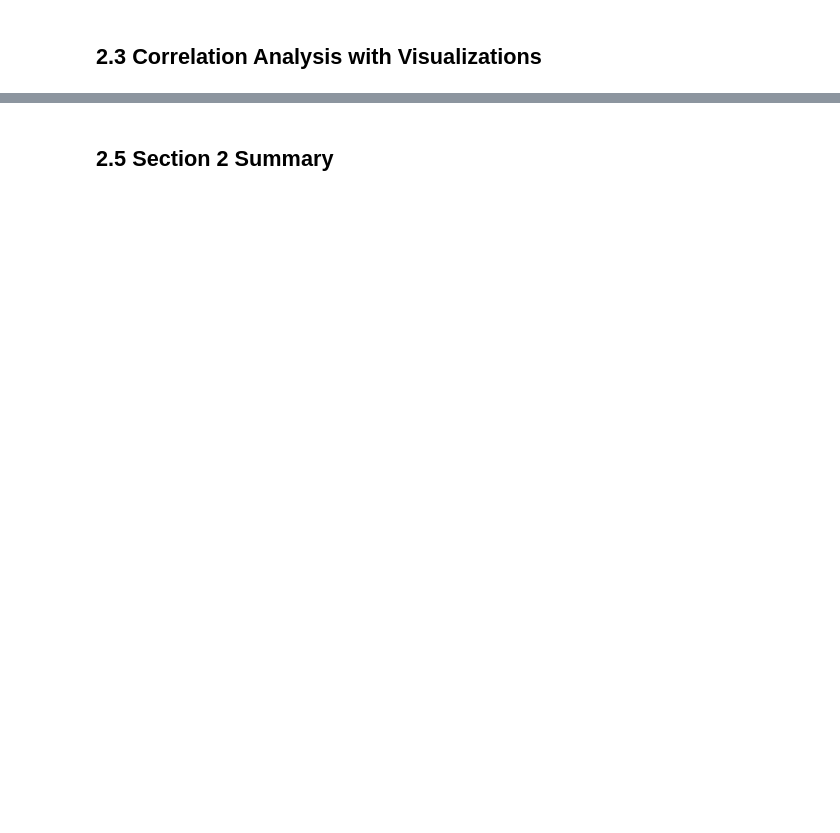
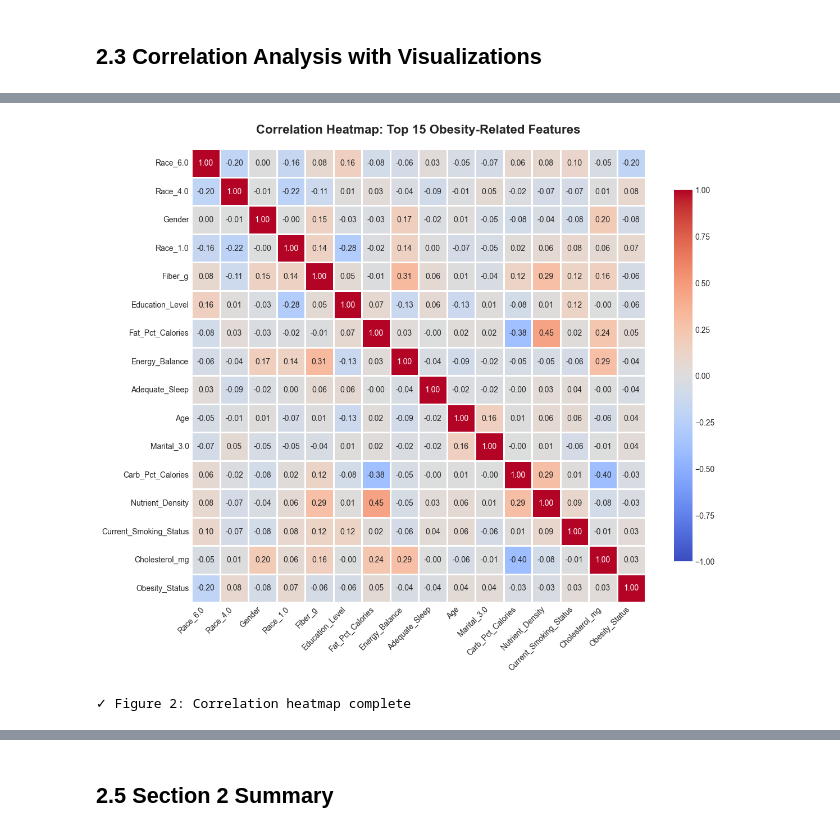
Before and after one commit to fortiz11/Comp352-Final-Project, a Jupyter notebook: new-with-visuals/Complete_NHANES_Obesity_Prediction_FINAL.ipynb, the cells around one changed output, grey strips where cells are left out. Drawn from its saved outputs; the diff is of its cells as text; code cells hidden in the pictures; blank space fills up the shorter version.

```diff
--- a/new-with-visuals/Complete_NHANES_Obesity_Prediction_FINAL.ipynb
+++ b/new-with-visuals/Complete_NHANES_Obesity_Prediction_FINAL.ipynb
@@ -81,4 +1272,18 @@ print("\n" + "="*80)print("VARIABLE TYPE CLASSIFICATION")print("="*80)# Get feat
 # %% [markdown]
 ## 2.3 Correlation Analysis with Visualizations
 # %%
-print("\n" + "="*80)print("CORRELATION ANALYSIS")print("="*80)# Calculate correlations with targetcorrelations = pd.DataFrame({    'Feature': df.drop(['SEQN', 'CYCLE', 'SURVEY_YEARS', 'Obesity_Status'], axis=1).columns,    'Correlation_with_Obesity': [df[col].corr(df['Obesity_Status'])                                   for col in df.drop(['SEQN', 'CYCLE', 'SURVEY_YEARS', 'Obesity_Status'], axis=1).columns]}).sort_values('Correlation_with_Obesity', key=abs, ascending=False)print("\nTop 15 Features by Absolute Correlation with Obesity:")print(correlations.head(15).to_string(index=False))print("\n✓ Correlation analysis complete")
+print("\n" + "="*80)
+print("CORRELATION ANALYSIS")
+print("="*80)
+
+# Calculate correlations with target
+correlations = pd.DataFrame({
+    'Feature': df.drop(['SEQN', 'CYCLE', 'SURVEY_YEARS', 'Obesity_Status'], axis=1).columns,
+    'Correlation_with_Obesity': [df[col].corr(df['Obesity_Status'])
+                                  for col in df.drop(['SEQN', 'CYCLE', 'SURVEY_YEARS', 'Obesity_Status'], axis=1).columns]
+}).sort_values('Correlation_with_Obesity', key=abs, ascending=False)
+
+print("\nTop 15 Features by Absolute Correlation with Obesity:")
+print(correlations.head(15).to_string(index=False))
+
+print("\n✓ Correlation analysis complete")
@@ -87,3 +1312,26 @@ print("\n" + "="*80)print("CORRELATION ANALYSIS")print("="*80)# Calculate correl
 # %%
-# VISUALIZATION 2: Correlation heatmap# Select top 15 features by correlation with obesitytop_features = correlations.head(15)['Feature'].tolist()top_features.append('Obesity_Status')# Create correlation matrixcorr_matrix = df[top_features].corr()# Plot heatmapplt.figure(figsize=(12, 10))sns.heatmap(corr_matrix, annot=True, fmt='.2f', cmap='coolwarm', center=0,            square=True, linewidths=1, cbar_kws={"shrink": 0.8},            vmin=-1, vmax=1)plt.title('Correlation Heatmap: Top 15 Obesity-Related Features',           fontsize=16, fontweight='bold', pad=20)plt.xticks(rotation=45, ha='right', fontsize=10)plt.yticks(rotation=0, fontsize=10)plt.tight_layout()plt.show()print("\n✓ Figure 2: Correlation heatmap complete")
+# VISUALIZATION 2: Correlation heatmap
+# Select top 15 features by correlation with obesity
+top_features = correlations.head(15)['Feature'].tolist()
+top_features.append('Obesity_Status')
+
+# Create correlation matrix
+corr_matrix = df[top_features].corr()
+
+# Plot heatmap
+plt.figure(figsize=(12, 10))
+sns.heatmap(corr_matrix, annot=True, fmt='.2f', cmap='coolwarm', center=0,
+            square=True, linewidths=1, cbar_kws={"shrink": 0.8},
+            vmin=-1, vmax=1)
+plt.title('Correlation Heatmap: Top 15 Obesity-Related Features',
+          fontsize=16, fontweight='bold', pad=20)
+plt.xticks(rotation=45, ha='right', fontsize=10)
+plt.yticks(rotation=0, fontsize=10)
+plt.tight_layout()
+plt.show()
+
+print("\n✓ Figure 2: Correlation heatmap complete")
+# %% [output]
+[figure, added]
+✓ Figure 2: Correlation heatmap complete
 # %% [markdown]
```
Also changed, not shown: parts of 67 cells of this notebook, 1 other file.
